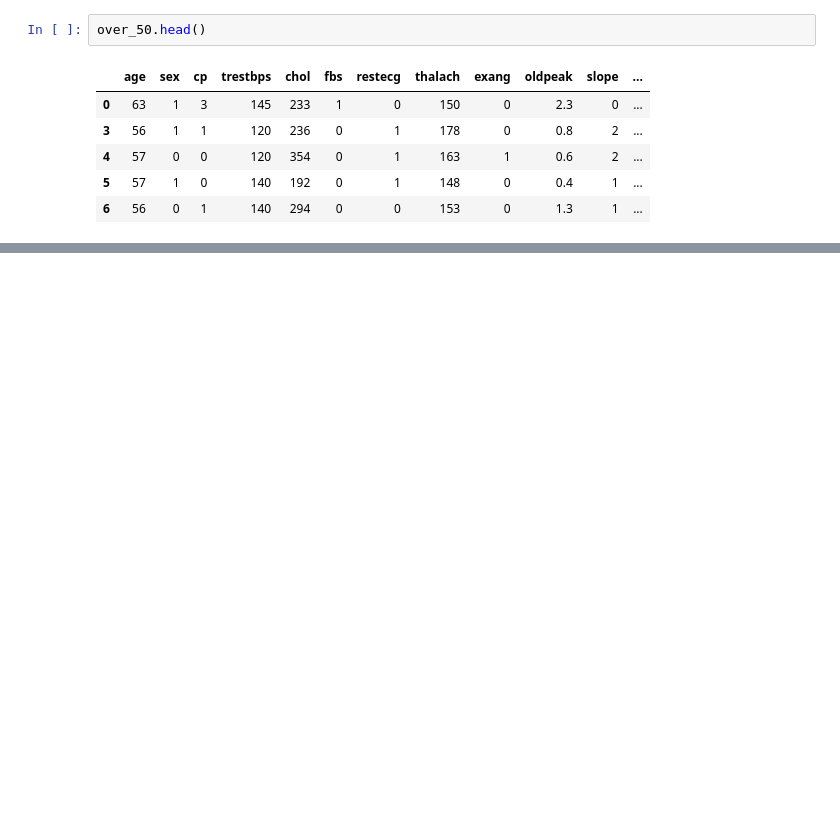
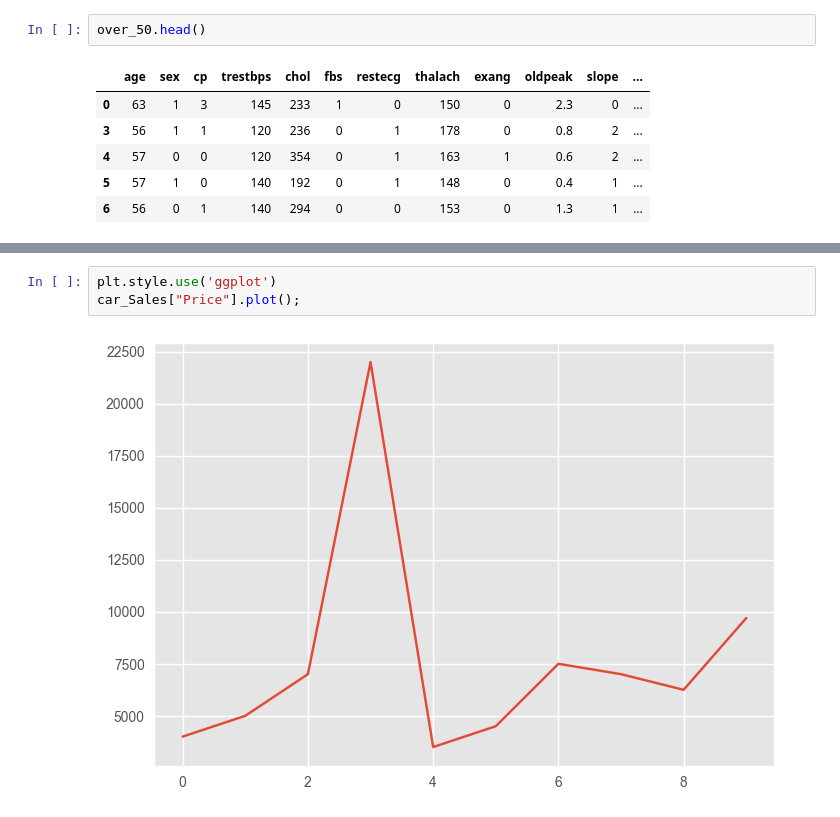
Before and after one commit to ParasKore2003/Machine-Learning, a Jupyter notebook: Practice/Matplotlib/Introduction_to_Matplotlib.ipynb, the cells around one changed output, grey strips where cells are left out. Drawn from its saved outputs; the diff is of its cells as text; blank space fills up the shorter version.

```diff
--- a/Practice/Matplotlib/Introduction_to_Matplotlib.ipynb
+++ b/Practice/Matplotlib/Introduction_to_Matplotlib.ipynb
@@ -490,0 +546,5 @@ Text(0.5, 0.98, 'Heart Diesease Analysis')
+# %%
+plt.style.use('ggplot')
+car_Sales["Price"].plot();
+# %% [output]
+[figure, added]
```
Also changed, not shown: parts of 48 cells of this notebook, 1 other file.
